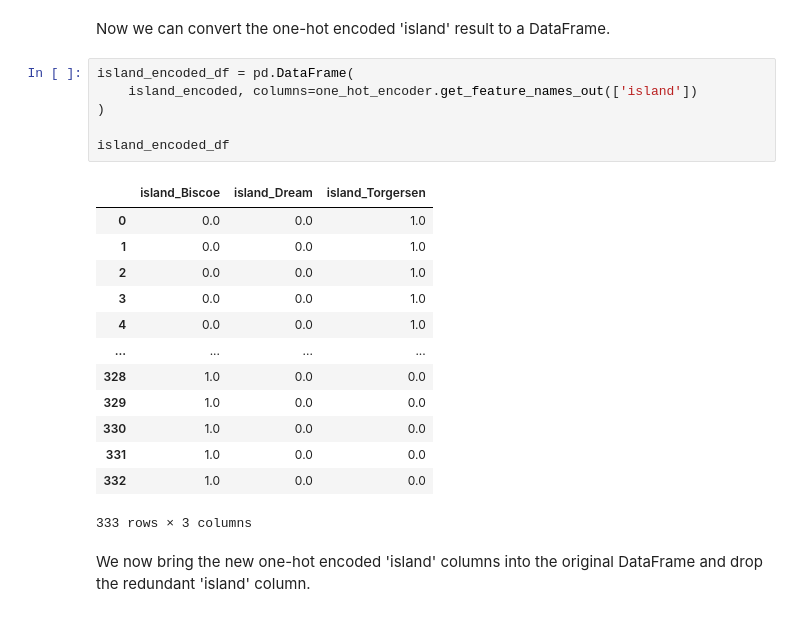
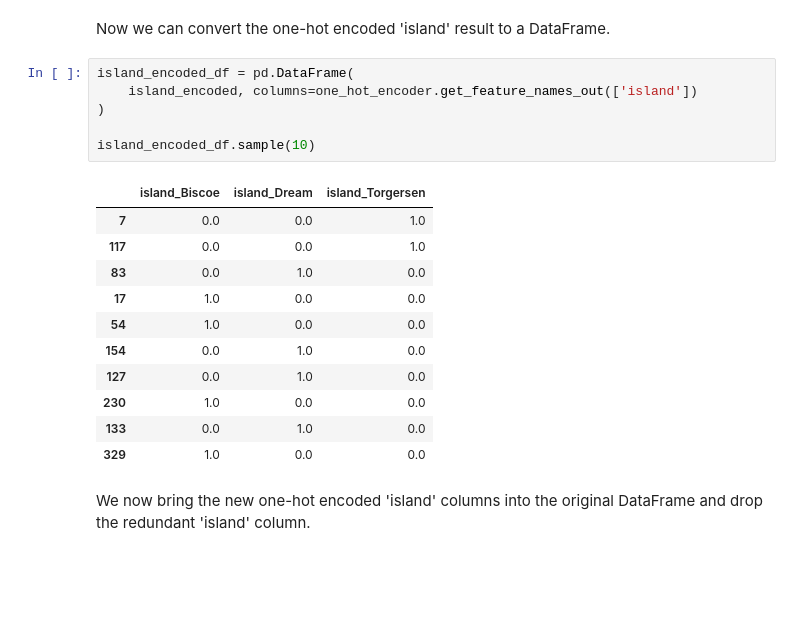
Before and after one commit to JohnMcKechnieGC/supervised-and-unsupervised-ml, a Jupyter notebook: classifying-penguins.ipynb, the cells around one changed output. Saved outputs shown, nothing was run; the diff lists cells and outputs as text; blank space fills up the shorter version.

Commit message:
use head or sample to display penguin_df conents

```diff
--- a/classifying-penguins.ipynb
+++ b/classifying-penguins.ipynb
@@ -215,23 +231,21 @@ Now we can convert the one-hot encoded 'island' result to a DataFrame.
 # %%
 island_encoded_df = pd.DataFrame(
     island_encoded, columns=one_hot_encoder.get_feature_names_out(['island'])
 )
 
-island_encoded_df
+island_encoded_df.sample(10)
 # %% [output]
 |  | island_Biscoe | island_Dream | island_Torgersen |
-| 0 | 0.0 | 0.0 | 1.0 |
-| 1 | 0.0 | 0.0 | 1.0 |
-| 2 | 0.0 | 0.0 | 1.0 |
-| 3 | 0.0 | 0.0 | 1.0 |
-| 4 | 0.0 | 0.0 | 1.0 |
-| ... | ... | ... | ... |
-| 328 | 1.0 | 0.0 | 0.0 |
+| 7 | 0.0 | 0.0 | 1.0 |
+| 117 | 0.0 | 0.0 | 1.0 |
+| 83 | 0.0 | 1.0 | 0.0 |
+| 17 | 1.0 | 0.0 | 0.0 |
+| 54 | 1.0 | 0.0 | 0.0 |
+| 154 | 0.0 | 1.0 | 0.0 |
+| 127 | 0.0 | 1.0 | 0.0 |
+| 230 | 1.0 | 0.0 | 0.0 |
+| 133 | 0.0 | 1.0 | 0.0 |
 | 329 | 1.0 | 0.0 | 0.0 |
-| 330 | 1.0 | 0.0 | 0.0 |
-| 331 | 1.0 | 0.0 | 0.0 |
-| 332 | 1.0 | 0.0 | 0.0 |
-333 rows × 3 columns
 # %% [markdown]
 We now bring the new one-hot encoded 'island' columns into the original DataFrame and drop the redundant 'island' column.
 # %%
```
Also changed, not shown: parts of 19 cells of this notebook.
